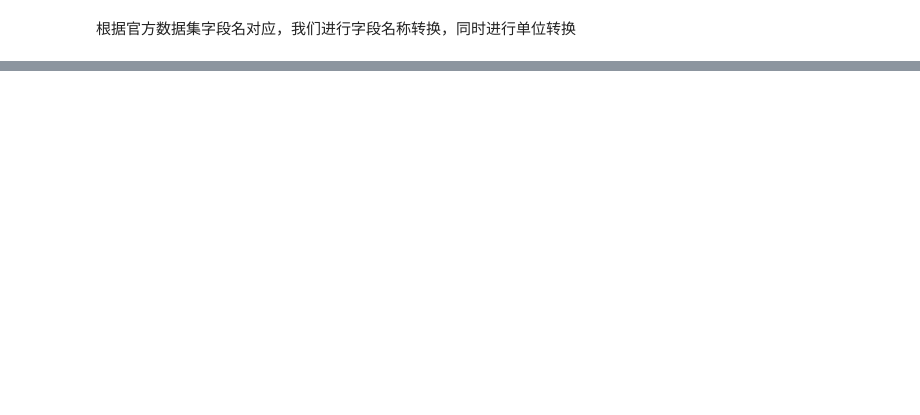
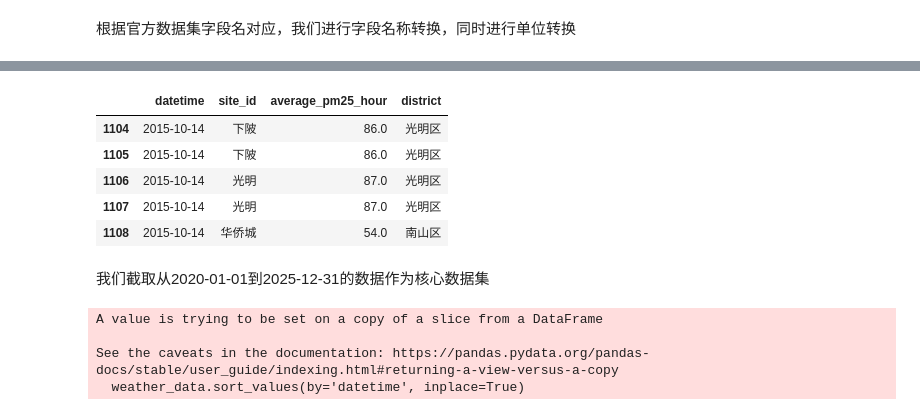
Before and after one commit to yjcyjjc/ShenZhen-PM2.5-Prediction, a Jupyter notebook: 数据处理.ipynb, the cells around one changed output, grey strips where cells are left out. Saved outputs shown, nothing was run; the diff lists cells and outputs as text; code cells hidden in the pictures; blank space fills up the shorter version.

```diff
--- a/数据处理.ipynb
+++ b/数据处理.ipynb
@@ -29,0 +43,7 @@ weather_data = weather_data.rename(columns=weather_column_mapping)
+# %%
+pm_detail_column_mapping = {
+    "JCSJ": "datetime",            #监测时间
+    "JCDWMC": "site_id",           #监测站
+    "HOUR": "average_pm25_hour"    #小时平均PM2.5浓度(μg/m³)
+}
+pm_detail = pm_detail.rename(columns=pm_detail_column_mapping)
@@ -29,0 +75,3 @@ weather_data = weather_data.rename(columns=weather_column_mapping)
+# %%
+pm_detail=pm_detail[["datetime", "site_id", "average_pm25_hour"]]
+pm_detail.dropna(inplace=True)
@@ -29,0 +130,17 @@ weather_data = weather_data.rename(columns=weather_column_mapping)
+# %%
+pm_detail["datetime"] = pd.to_datetime(
+    pm_detail["datetime"],
+    format="mixed",
+    errors="raise"
+)
+# %%
+pm_detail.head()
+# %% [output]
+|  | datetime | site_id | average_pm25_hour | district |
+| 1104 | 2015-10-14 | 下陂 | 86.0 | 光明区 |
+| 1105 | 2015-10-14 | 下陂 | 86.0 | 光明区 |
+| 1106 | 2015-10-14 | 光明 | 87.0 | 光明区 |
+| 1107 | 2015-10-14 | 光明 | 87.0 | 光明区 |
+| 1108 | 2015-10-14 | 华侨城 | 54.0 | 南山区 |
+# %% [markdown]
+我们截取从2020-01-01到2025-12-31的数据作为核心数据集
@@ -29,0 +162,9 @@ weather_data = weather_data.rename(columns=weather_column_mapping)
+# %%
+weather_data.sort_values(by='datetime', inplace=True)
+air_quality_data.sort_values(by=['datetime','district'], inplace=True)
+pm_detail.sort_values(by=['datetime','district','site_id'], inplace=True)
+# %% [output]
+A value is trying to be set on a copy of a slice from a DataFrame
+
+See the caveats in the documentation: https://pandas.pydata.org/pandas-docs/stable/user_guide/indexing.html#returning-a-view-versus-a-copy
+  weather_data.sort_values(by='datetime', inplace=True)
```
Also changed, not shown: parts of 11 cells of this notebook, 2 other files.
